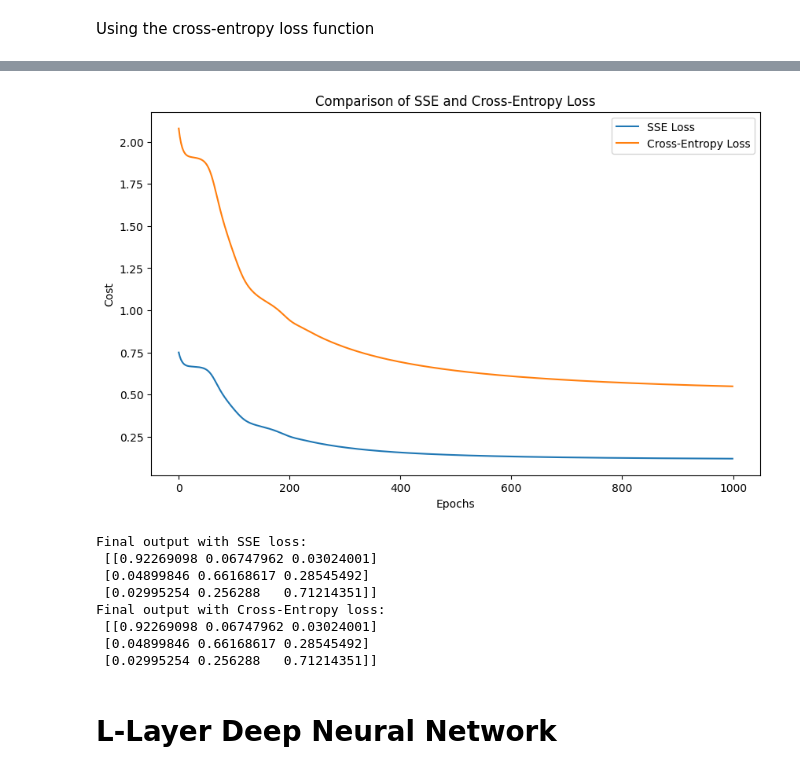
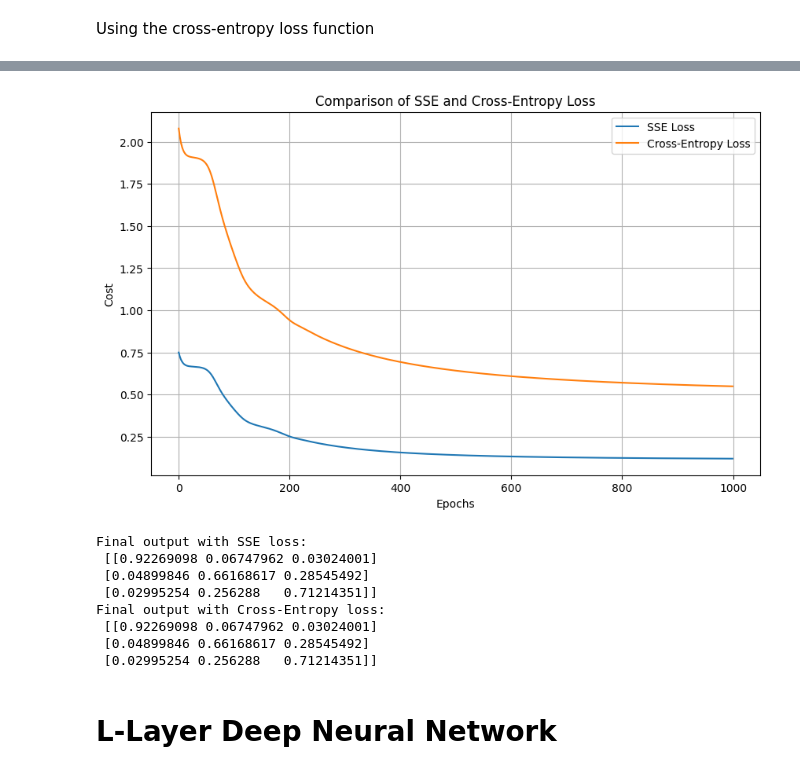
Before and after one commit to AmoguJUduka/MachineLearning, a Jupyter notebook: DeepLearningAssignments/Lab_2_Build_a_DNN_step_by_step(1).ipynb, the cells around one changed output, grey strips where cells are left out. Cells and saved outputs as stored; diff of their text form; code cells hidden in the pictures.

```diff
--- a/DeepLearningAssignments/Lab_2_Build_a_DNN_step_by_step(1).ipynb
+++ b/DeepLearningAssignments/Lab_2_Build_a_DNN_step_by_step(1).ipynb
@@ -490,34 +492,35 @@ def compute_ce_loss(A2, Y):
 
 # Train the model with SSE loss
 n_h = 5
 learning_rate = 0.15
 num_iterations = 1000
 parameters_sse, cost_sse = nn_model(X, Y, n_h, learning_rate, "SSE", num_iterations, print_cost=False)
 
 # Train the model with CE loss
 parameters_ce, cost_ce = nn_model(X, Y, n_h, learning_rate, "CE", num_iterations, print_cost=False)
 
 # Compare the costs
 plt.figure(figsize=(10, 6))
 plt.plot(cost_sse, label='SSE Loss')
 plt.plot(cost_ce, label='Cross-Entropy Loss')
 plt.ylabel('Cost')
 plt.xlabel('Epochs')
 plt.title('Comparison of SSE and Cross-Entropy Loss')
 plt.legend()
+plt.grid()
 plt.show()
 
 # Compare the final outputs
 A2_sse, _ = forward_propagation(X, parameters_sse)
 A2_ce, _ = forward_propagation(X, parameters_ce)
 
 print("Final output with SSE loss:\n", A2_sse)
 print("Final output with Cross-Entropy loss:\n", A2_ce)
 
 # You can further analyze the outputs and compare their performance on a test set
 # if you have one, to see which loss function performs better for your specific problem.
 # %% [output]
-[figure, old version]
+[figure, new version]
 Final output with SSE loss:
  [[0.92269098 0.06747962 0.03024001]
  [0.04899846 0.66168617 0.28545492]
```
Also changed, not shown: parts of 14 cells of this notebook.
